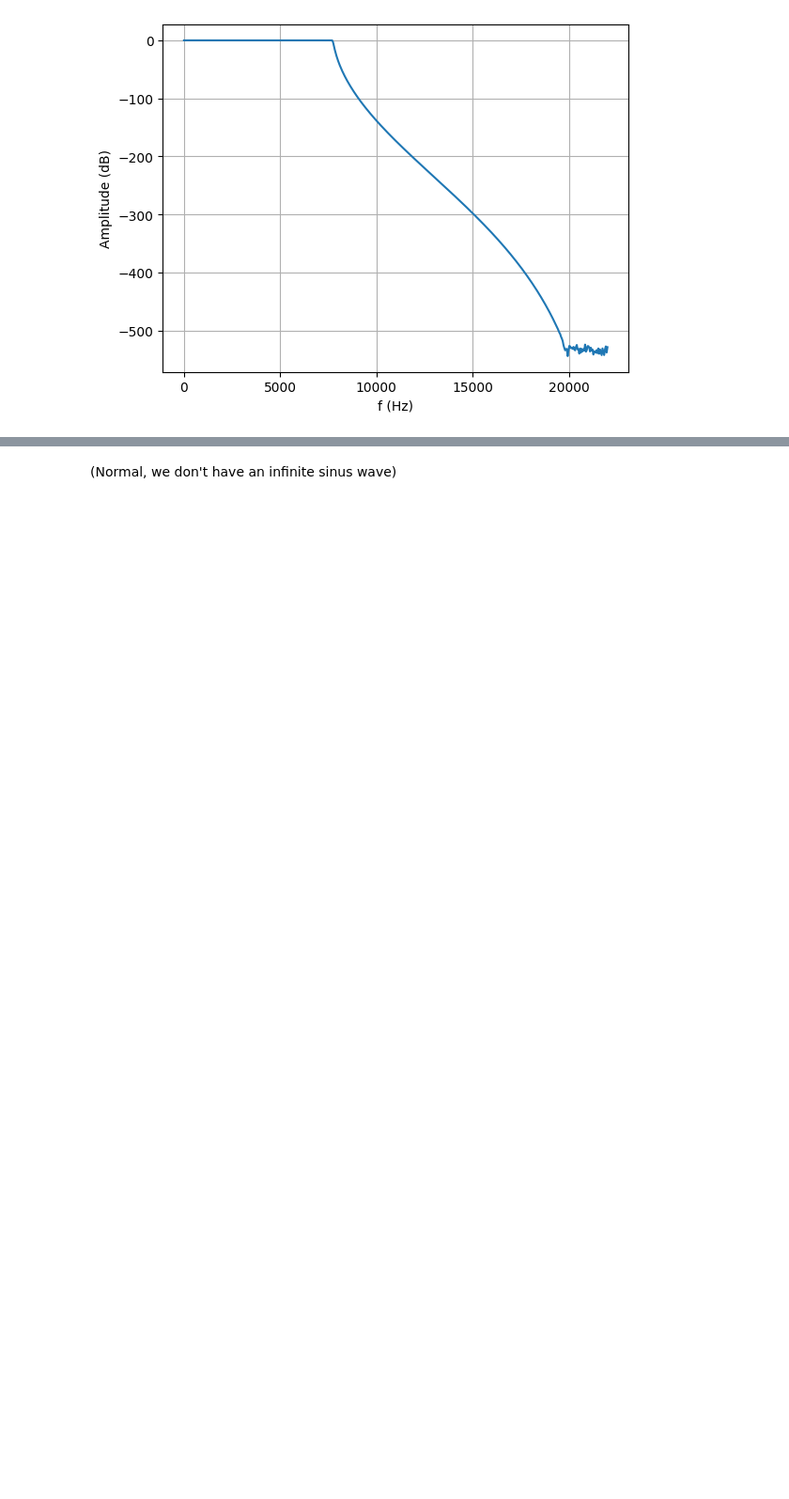
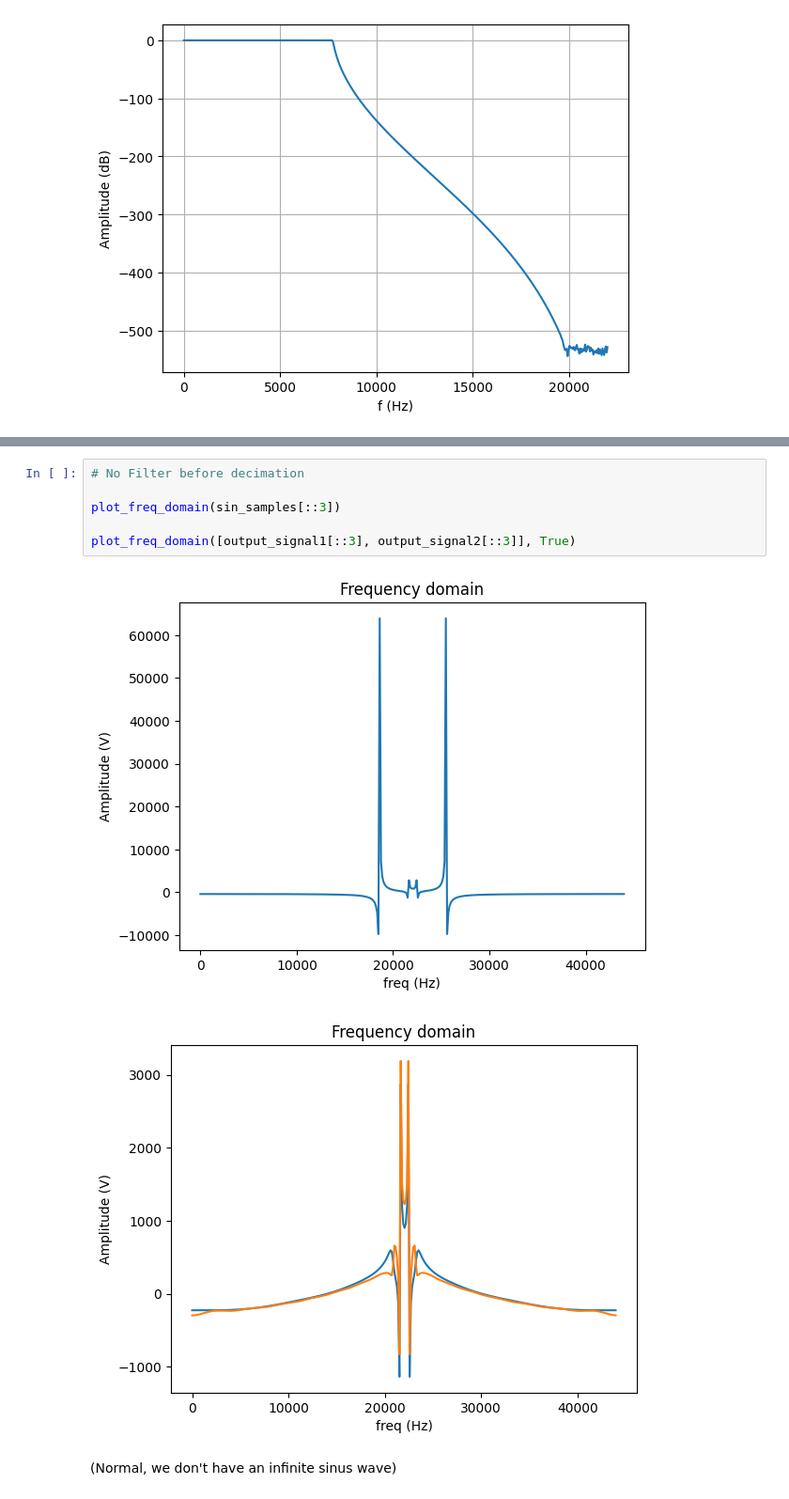
Before and after one commit to PizzaManStarted/projet_signal, a Jupyter notebook: code.ipynb, the cells around one changed output, grey strips where cells are left out. Shown at 94% size. Saved outputs shown, nothing was run; the diff lists cells and outputs as text; blank space fills up the shorter version.

```diff
--- a/code.ipynb
+++ b/code.ipynb
@@ -304,3 +333,12 @@ simple_plot(yf, [])
+# %%
+# No Filter before decimation
+
+plot_freq_domain(sin_samples[::3])
+
+plot_freq_domain([output_signal1[::3], output_signal2[::3]], True)
+# %% [output]
+[figure, added]
+[figure, added]
 # %% [markdown]
 (Normal, we don't have an infinite sinus wave)
 # %%
```
Also changed, not shown: parts of 14 cells of this notebook.
